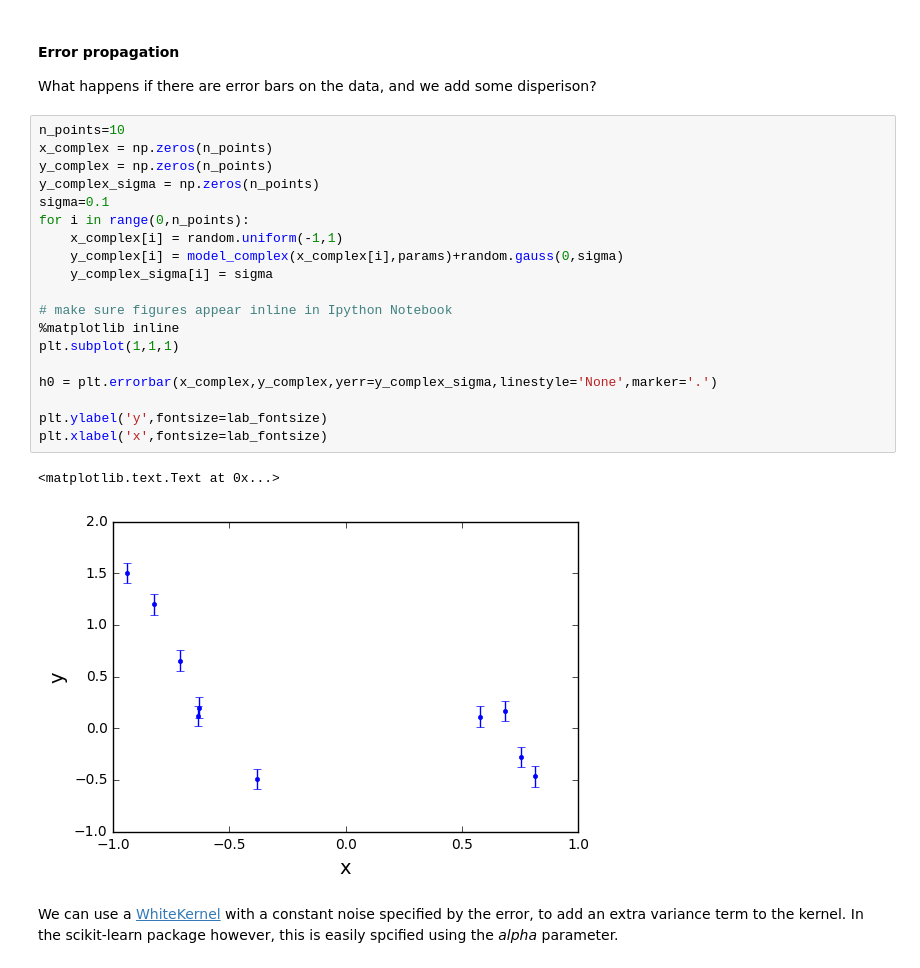
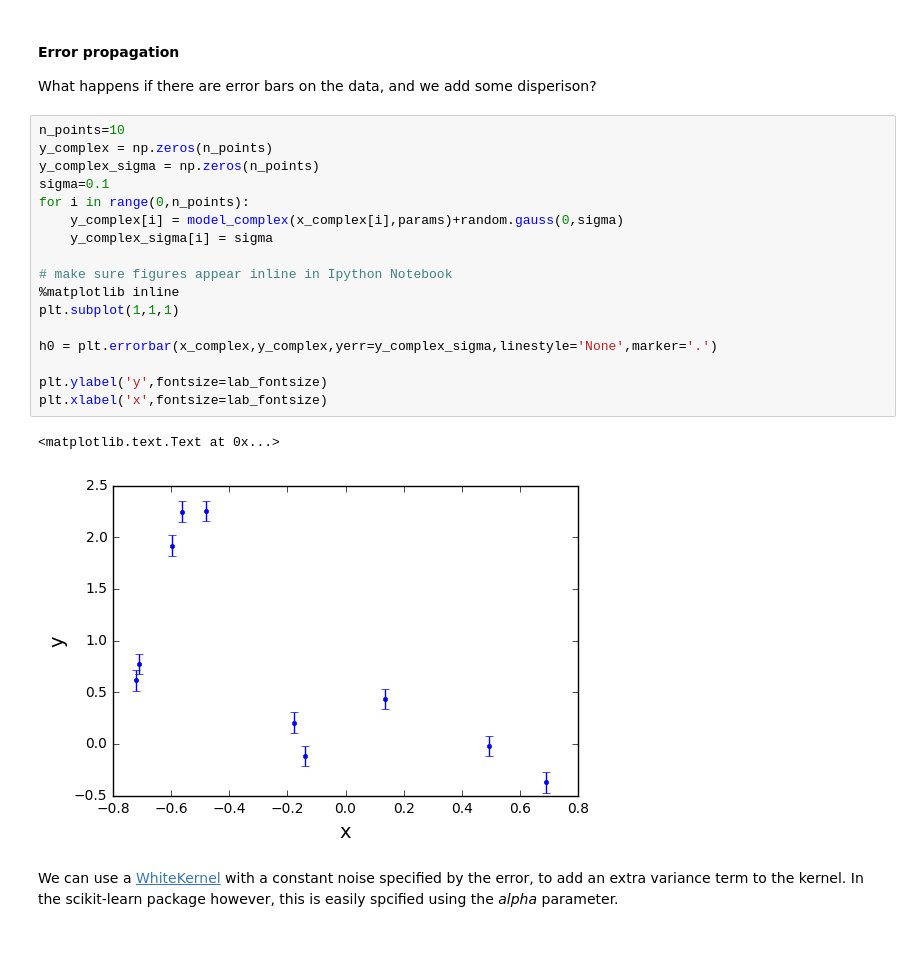
Before and after one commit to dparkins/ANITA-Gaussian-Process-Lecture, a Jupyter notebook: ANITA-GPR.ipynb, the cells around one changed output. Saved outputs shown, nothing was run; the diff lists cells and outputs as text.

```diff
--- a/ANITA-GPR.ipynb
+++ b/ANITA-GPR.ipynb
@@ -562,26 +557,24 @@ This specifies a constant amount of noise or variance, independent of the actual
 What happens if there are error bars on the data, and we add some disperison?
 # %%
 n_points=10
-x_complex = np.zeros(n_points)
 y_complex = np.zeros(n_points)
 y_complex_sigma = np.zeros(n_points)
 sigma=0.1
 for i in range(0,n_points):
-    x_complex[i] = random.uniform(-1,1)
     y_complex[i] = model_complex(x_complex[i],params)+random.gauss(0,sigma)
     y_complex_sigma[i] = sigma
 
 # make sure figures appear inline in Ipython Notebook
 %matplotlib inline
 plt.subplot(1,1,1)
 
 h0 = plt.errorbar(x_complex,y_complex,yerr=y_complex_sigma,linestyle='None',marker='.')
 
 plt.ylabel('y',fontsize=lab_fontsize)
 plt.xlabel('x',fontsize=lab_fontsize)
 # %% [output]
 <matplotlib.text.Text at 0x...>
-[figure, old version]
+[figure, new version]
 # %% [markdown]
 We can use a [WhiteKernel](http://scikit-learn.org/stable/modules/generated/sklearn.gaussian_process.kernels.WhiteKernel.html) with a constant noise specified by the error, to add an extra variance term to the kernel. In the scikit-learn package however, this is easily spcified using the *alpha* parameter.
 # %%
```
Also changed, not shown: parts of 20 cells of this notebook, 1 other file.
